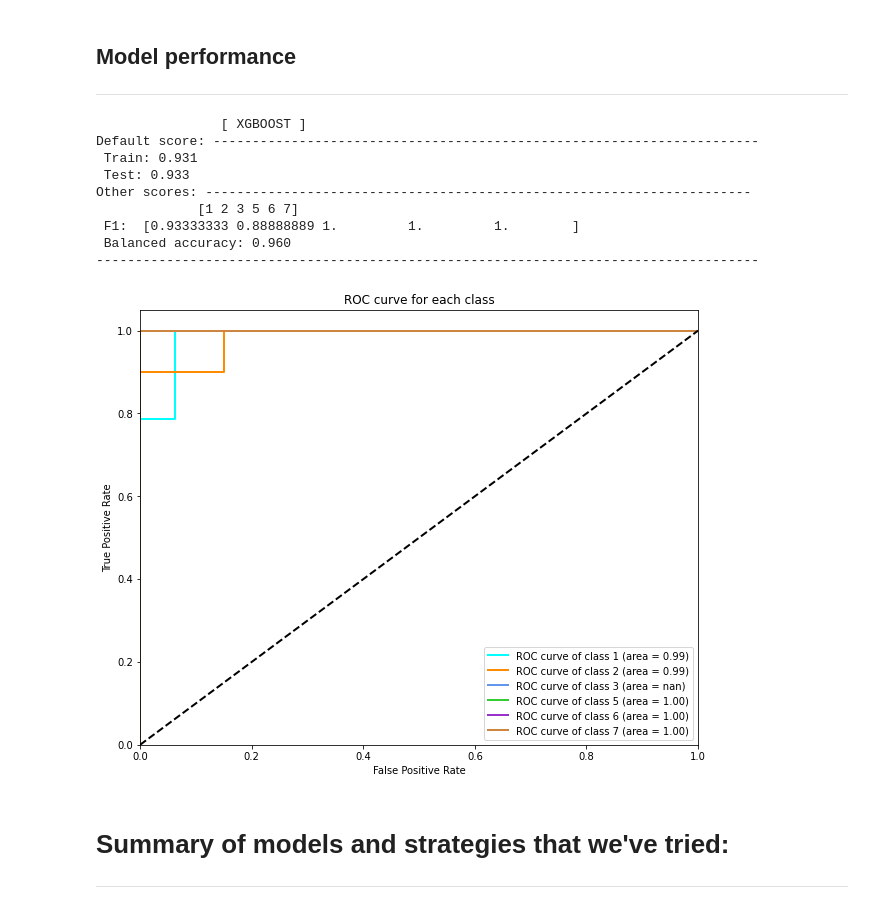
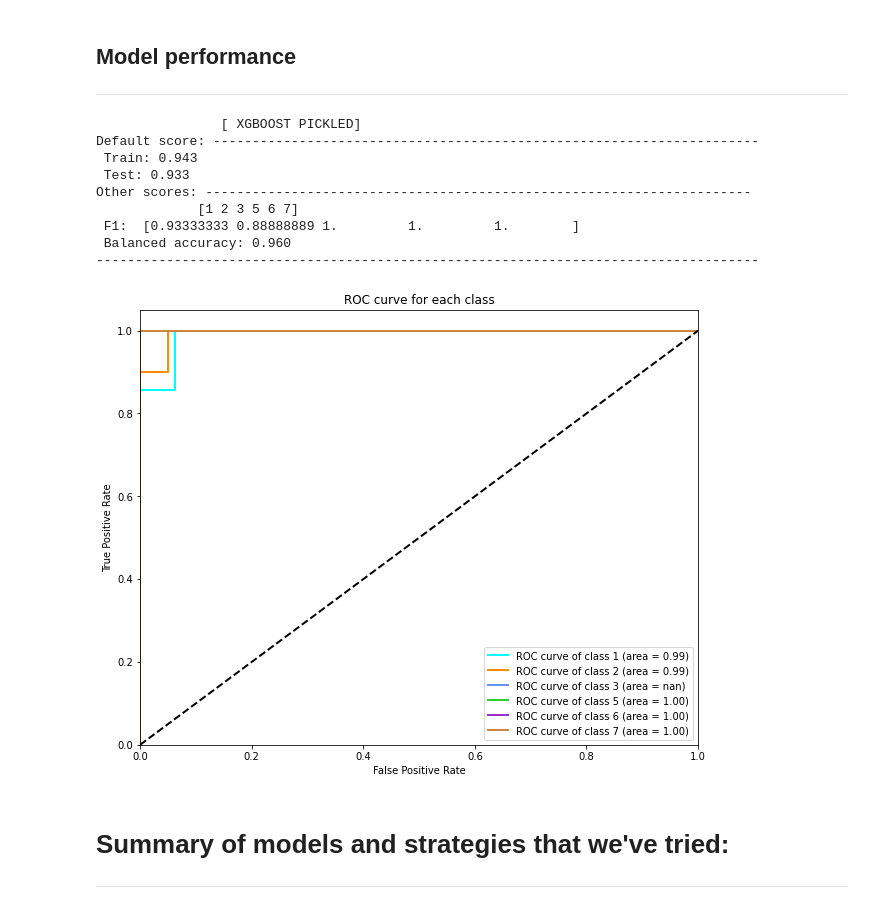
Before and after one commit to rdose/ia3-hunger_games, a Jupyter notebook: Final_model_demo.ipynb, the cells around one changed output. Saved outputs shown, nothing was run; the diff lists cells and outputs as text; code cells hidden in the pictures.

Commit message:
print_roc model pickled

```diff
--- a/Final_model_demo.ipynb
+++ b/Final_model_demo.ipynb
@@ -166,22 +166,22 @@ def plot_roc(model, X_test, Y_test):
 # %%
 np.random.seed(123)
 
 X = dataframe.drop(columns="type_of_glass") #Features
 y = dataframe["type_of_glass"] #Target
 
 X_train, X_test, y_train, y_test = train_test_split(X, y)
 
 
-print_scores(modelp, X_train, X_test, y_train, y_test, '[ XGBOOST ]')
-plot_roc(model_xgb, X_test, y_test)
+print_scores(modelp, X_train, X_test, y_train, y_test, '[ XGBOOST PICKLED]')
+plot_roc(modelp, X_test, y_test)
 # %% [output]
-                [ XGBOOST ]
+                [ XGBOOST PICKLED]
 Default score: ----------------------------------------------------------------------
- Train: 0.931
+ Train: 0.943
  Test: 0.933
 Other scores: ----------------------------------------------------------------------
              [1 2 3 5 6 7]
  F1:  [0.93333333 0.88888889 1.         1.         1.        ]
  Balanced accuracy: 0.960
 -------------------------------------------------------------------------------------
-[figure, old version]
+[figure, new version]
```
Also changed, not shown: parts of 3 cells of this notebook.
